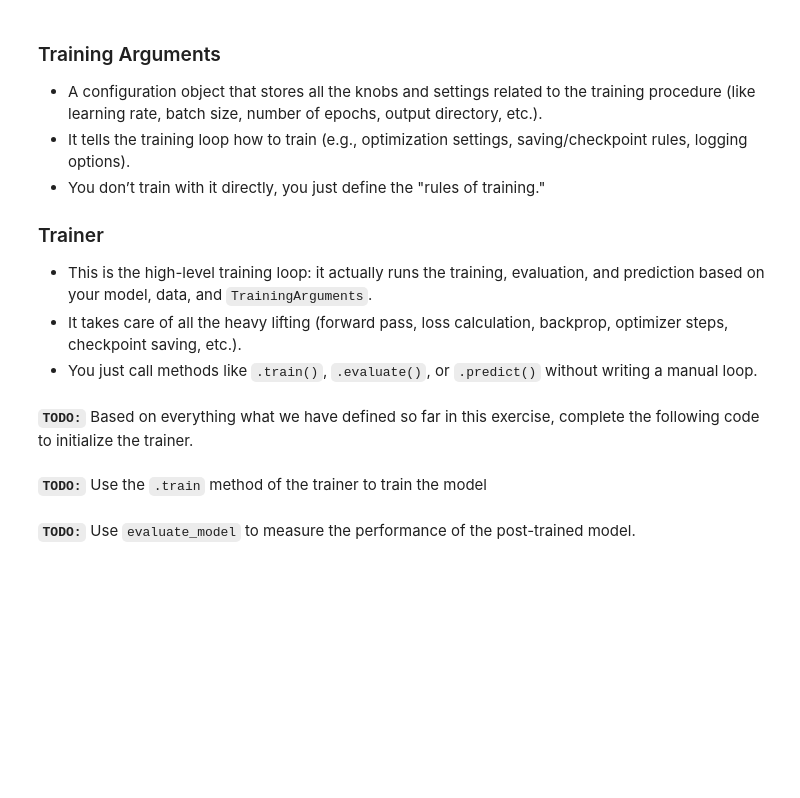
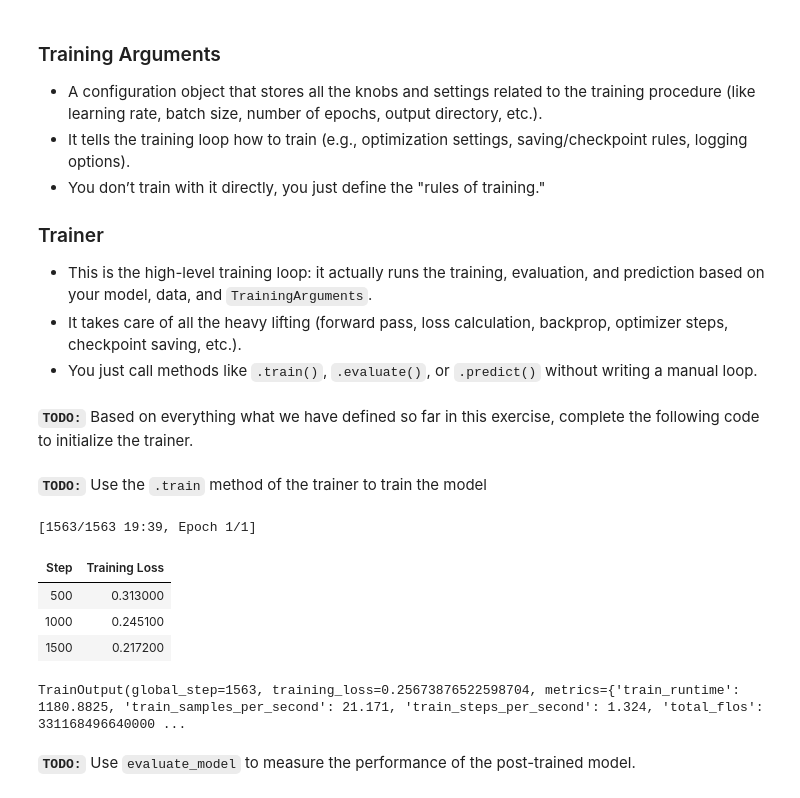
Before and after one commit to zrq0903/nlp_25, a Jupyter notebook: Exercises/07 - Finetuning and Prompting/0. Finetuning.ipynb, the cells around one changed output. Drawn from its saved outputs; the diff is of its cells as text; code cells hidden in the pictures; blank space fills up the shorter version.

```diff
--- a/Exercises/07 - Finetuning and Prompting/0. Finetuning.ipynb
+++ b/Exercises/07 - Finetuning and Prompting/0. Finetuning.ipynb
@@ -188,7 +224,7 @@ For more info on Data Collators please refer to the following [documentation](ht
 # %% [markdown]
 **`TODO:`** Define a data collator that automatically pads sequences in a batch based on the defined `tokenizer`.
 # %%
-data_collator = ...
+data_collator = DataCollatorWithPadding(tokenizer=tokenizer)
 # %% [markdown]
 ### Training Arguments
 - A configuration object that stores all the knobs and settings related to the training procedure (like learning rate, batch size, number of epochs, output directory, etc.).
@@ -215,7 +251,23 @@ training_args = TrainingArguments(
 )
 # %% [markdown]
 **`TODO:`** Based on everything what we have defined so far in this exercise, complete the following code to initialize the trainer.
+# %%
+trainer = Trainer(model=model,
+                  args=training_args,
+                  train_dataset=dataset['train'],
+                  eval_dataset=dataset['test'],
+                  tokenizer=tokenizer,
+                  data_collator=data_collator)
 # %% [markdown]
 **`TODO:`** Use the `.train` method of the trainer to train the model
+# %%
+trainer.train()
+# %% [output]
+[1563/1563 19:39, Epoch 1/1]
+| Step | Training Loss |
+| 500 | 0.313000 |
+| 1000 | 0.245100 |
+| 1500 | 0.217200 |
+TrainOutput(global_step=1563, training_loss=0.25673876522598704, metrics={'train_runtime': 1180.8825, 'train_samples_per_second': 21.171, 'train_steps_per_second': 1.324, 'total_flos': 331168496640000 ...
 # %% [markdown]
 **`TODO:`** Use `evaluate_model` to measure the performance of the post-trained model.
```
Also changed, not shown: parts of 21 cells of this notebook.
